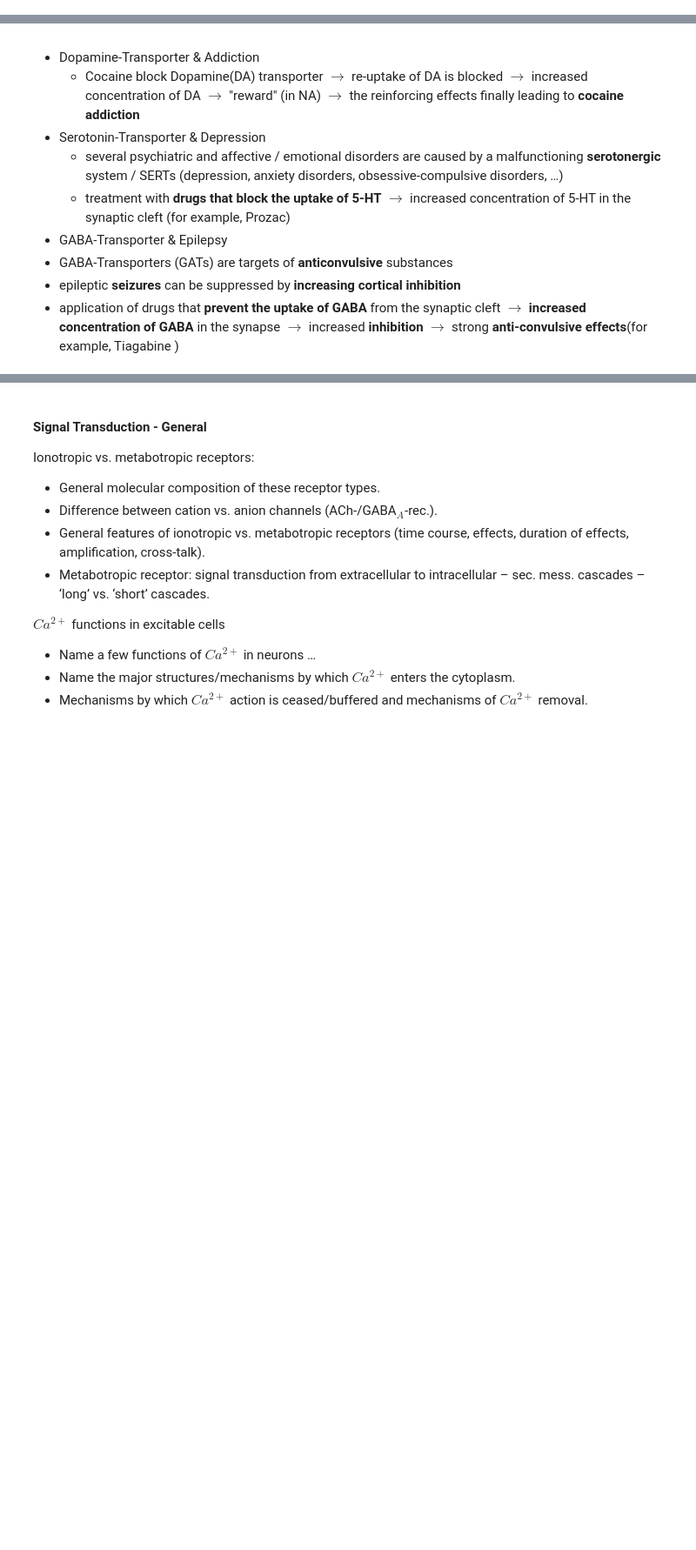
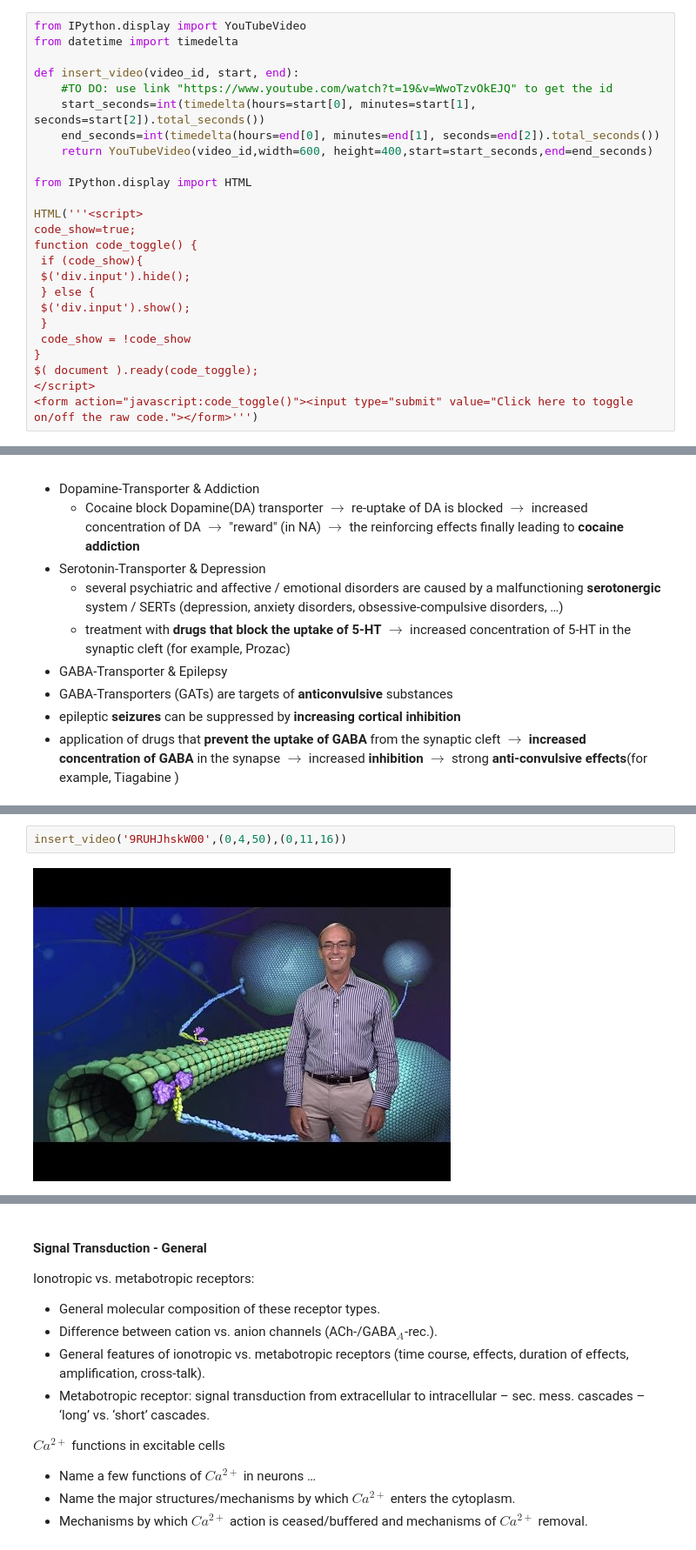
Before and after one commit to zadaianchuk/GTC, a Jupyter notebook: CMN/CMN.ipynb, the cells around one changed output, grey strips where cells are left out. Shown at 87% size. Saved outputs shown, nothing was run; the diff lists cells and outputs as text; blank space fills up the shorter version.

```diff
--- a/CMN/CMN.ipynb
+++ b/CMN/CMN.ipynb
@@ -5,0 +1,25 @@ $.getScript('https://kmahelona.github.io/ipython_notebook_goodies/ipython_notebo
+# %%
+from IPython.display import YouTubeVideo
+from datetime import timedelta
+
+def insert_video(video_id, start, end):
+    #TO DO: use link "https://www.youtube.com/watch?t=19&v=WwoTzvOkEJQ" to get the id
+    start_seconds=int(timedelta(hours=start[0], minutes=start[1], seconds=start[2]).total_seconds())
+    end_seconds=int(timedelta(hours=end[0], minutes=end[1], seconds=end[2]).total_seconds())
+    return YouTubeVideo(video_id,width=600, height=400,start=start_seconds,end=end_seconds)
+
+from IPython.display import HTML
+
+HTML('''<script>
+code_show=true;
+function code_toggle() {
+ if (code_show){
+ $('div.input').hide();
+ } else {
+ $('div.input').show();
+ }
+ code_show = !code_show
+}
+$( document ).ready(code_toggle);
+</script>
+<form action="javascript:code_toggle()"><input type="submit" value="Click here to toggle on/off the raw code."></form>''')
@@ -413,0 +487,4 @@ GABA** from the synaptic cleft $\rightarrow$ **increased concentration of GABA**
+# %%
+insert_video('9RUHJhskW00',(0,4,50),(0,11,16))
+# %% [output]
+[figure, added]
```
Also changed, not shown: parts of 16 cells of this notebook, 26 other files.
